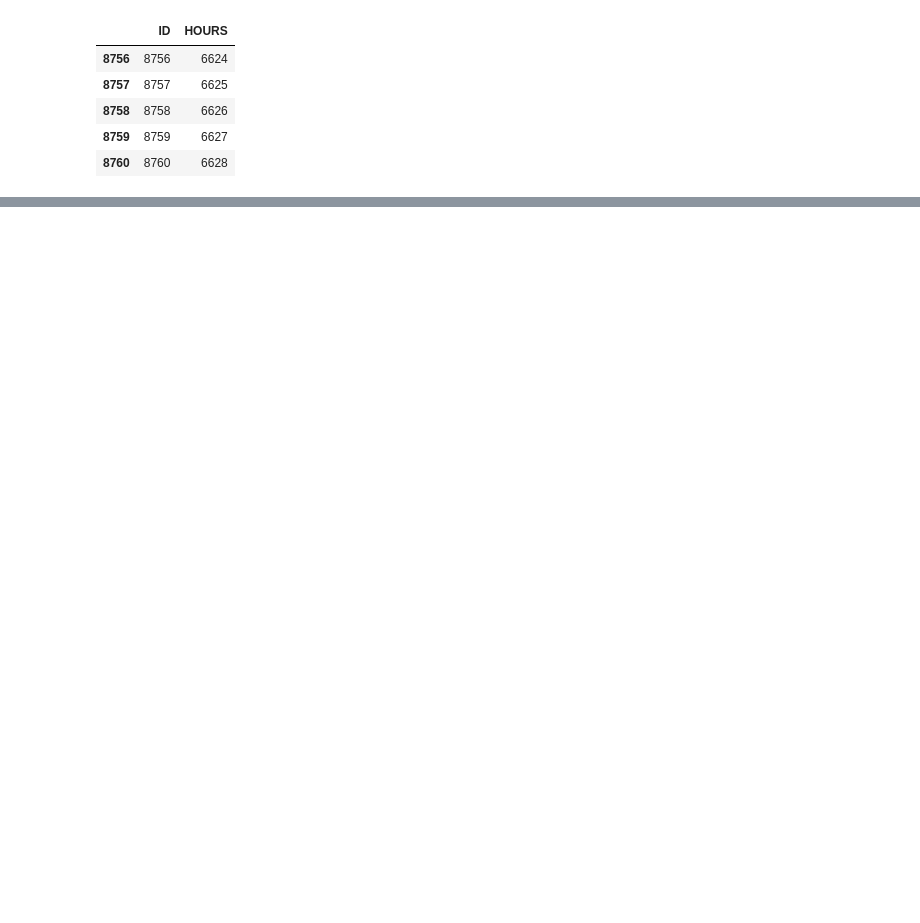
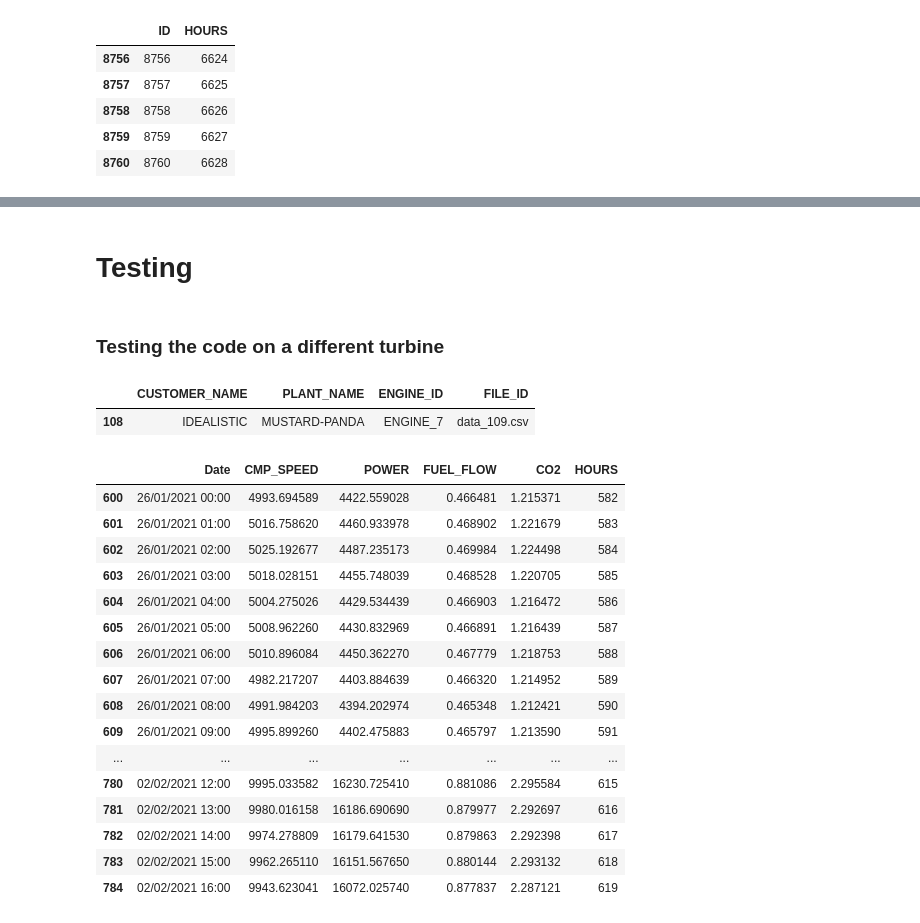
Before and after one commit to Stmark1/Visualization_Team_4, a Jupyter notebook: hours-challenge.ipynb, the cells around one changed output, grey strips where cells are left out. Cells and saved outputs as stored; diff of their text form; code cells hidden in the pictures; blank space fills up the shorter version.

Commit message:
Kaggle Notebook | Hours_challenge | Version 10

```diff
--- a/hours-challenge.ipynb
+++ b/hours-challenge.ipynb
@@ -157,0 +204,66 @@ view.tail()
+# %% [markdown]
+# Testing
+# %% [markdown]
+### Testing the code on a different turbine
+# %%
+# using a dataframe starting at 0
+engine_metadata[(engine_metadata["PLANT_NAME"] == "MUSTARD-PANDA") & (engine_metadata["ENGINE_ID"] == "ENGINE_7")]
+# %% [output]
+|  | CUSTOMER_NAME | PLANT_NAME | ENGINE_ID | FILE_ID |
+| 108 | IDEALISTIC | MUSTARD-PANDA | ENGINE_7 | data_109.csv |
+# %%
+# Loading dataframe
+mustard_panda_engine7 = pd.read_csv("/kaggle/input/0db0ed38-868c-40d2-bcbd-bcedb88543cf/dataset/dataset/data_109.csv")
+# %%
+# ID is a list of numbers from 0 to 8760, it corresponds to the number of rows in the dataframe.
+ID = [i for i in range(8761)]
+
+# HOURS is an empty list where the number of hours will be added in ascending order.
+HOURS = []
+# %%
+# loop through the number of rows
+for i in ID:
+
+    # Creating a try loop to stop the error that occurs from reaching the end of the dataframe
+    try:
+
+        # 0 when it is the first row
+        if mustard_panda_engine7.index[i] == 0:
+            HOURS.append(0)
+        # we add 1 to the previous number in case the CMP_SPEED is greater than 0
+        elif (mustard_panda_engine7.loc[i, "CMP_SPEED"] > 0):
+            HOURS.append(HOURS[-1] + 1)
+
+        # If the number of CMP_SPEED is 0 we review the contiguous data, if they are different from 0 we add 1 to the previous number
+        elif (mustard_panda_engine7.loc[i-1, "CMP_SPEED"] > 0) and (mustard_panda_engine7.loc[i, "CMP_SPEED"] == 0) and (mustard_panda_engine7.loc[i+1, "CMP_SPEED"] > 0):
+            HOURS.append(HOURS[-1] + 1)
+
+        # When the number of CMP_SPEED is 0 and the neighbors are 0
+        else:
+            HOURS.append(HOURS[-1] + 0)
+
+    # condition for the end of the dataframe when the value of CMP_SPEED is 0
+    except KeyError:
+        HOURS.append(HOURS[-1] + 0)
+# %%
+# checking behavior on change from 0 to greater than 0
+mustard_panda_engine7["HOURS"] = HOURS
+mustard_panda_engine7[600:785]
+# %% [output]
+|  | Date | CMP_SPEED | POWER | FUEL_FLOW | CO2 | HOURS |
+| 600 | 26/01/2021 00:00 | 4993.694589 | 4422.559028 | 0.466481 | 1.215371 | 582 |
+| 601 | 26/01/2021 01:00 | 5016.758620 | 4460.933978 | 0.468902 | 1.221679 | 583 |
+| 602 | 26/01/2021 02:00 | 5025.192677 | 4487.235173 | 0.469984 | 1.224498 | 584 |
+| 603 | 26/01/2021 03:00 | 5018.028151 | 4455.748039 | 0.468528 | 1.220705 | 585 |
+| 604 | 26/01/2021 04:00 | 5004.275026 | 4429.534439 | 0.466903 | 1.216472 | 586 |
+| 605 | 26/01/2021 05:00 | 5008.962260 | 4430.832969 | 0.466891 | 1.216439 | 587 |
+| 606 | 26/01/2021 06:00 | 5010.896084 | 4450.362270 | 0.467779 | 1.218753 | 588 |
+| 607 | 26/01/2021 07:00 | 4982.217207 | 4403.884639 | 0.466320 | 1.214952 | 589 |
+| 608 | 26/01/2021 08:00 | 4991.984203 | 4394.202974 | 0.465348 | 1.212421 | 590 |
+| 609 | 26/01/2021 09:00 | 4995.899260 | 4402.475883 | 0.465797 | 1.213590 | 591 |
+| ... | ... | ... | ... | ... | ... | ... |
+| 780 | 02/02/2021 12:00 | 9995.033582 | 16230.725410 | 0.881086 | 2.295584 | 615 |
+| 781 | 02/02/2021 13:00 | 9980.016158 | 16186.690690 | 0.879977 | 2.292697 | 616 |
+| 782 | 02/02/2021 14:00 | 9974.278809 | 16179.641530 | 0.879863 | 2.292398 | 617 |
+| 783 | 02/02/2021 15:00 | 9962.265110 | 16151.567650 | 0.880144 | 2.293132 | 618 |
+| 784 | 02/02/2021 16:00 | 9943.623041 | 16072.025740 | 0.877837 | 2.287121 | 619 |
```
Also changed, not shown: parts of 49 cells of this notebook.
